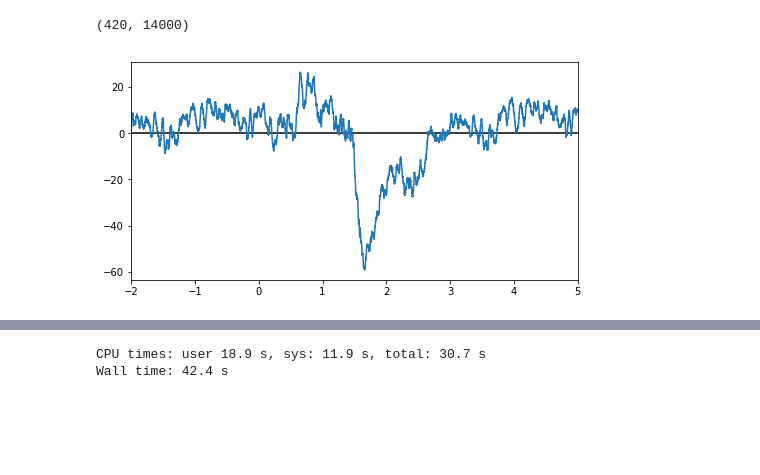
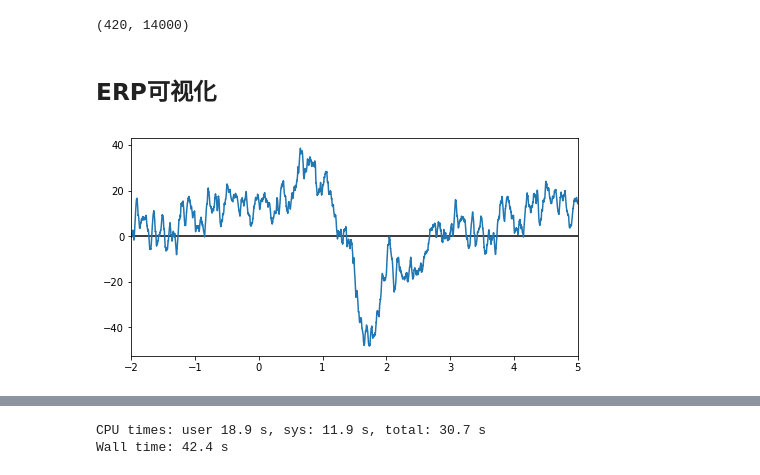
Before and after one commit to ZhangJiayiLab/EEG-Analysis, a Jupyter notebook: python/EA_validation.ipynb, the cells around one changed output, grey strips where cells are left out. Cells and saved outputs as stored; diff of their text form; code cells hidden in the pictures; blank space fills up the shorter version.

```diff
--- a/python/EA_validation.ipynb
+++ b/python/EA_validation.ipynb
@@ -140,5 +232,8 @@ import matplotlib.pyplot as plt
 # %%
-import EEGAnalysis as ea
-import numpy as np
-
-k = ea.container.SplitDataContainer(sgchdir="../../Data/Chen Zhou/EEG/SgCh", chidx=98, fs=2000)
+datacontainer_split = ea.container.SplitDataContainer(
+    sgchdir="../../Data/Chen Zhou/EEG/SgCh",  # SgCh文件夹所在的路径
+    chidx=35,  # 目标的channel号（从0记）
+    fs=2000,  # 采样频率
+    marker_bias = None  # 你整理的不同文件marker的bias csv文件，
+                        # 把csv文件放在SgCh文件夹里，这里写上csv文件的文件名（包括后缀名）
+)
@@ -147,11 +247,15 @@ np.shape(k.ch_erp["5"])
 # %% [output]
 (420, 14000)
+# %% [markdown]
+## ERP可视化
 # %%
+erp = np.mean(datacontainer_split.ch_erp["5"], 0)
+
 plt.figure(figsize=(8,4))
 tspec = np.linspace(-2, 5, 14000)
-plt.plot(tspec, np.mean(k.ch_erp["5"], 0))
+plt.plot(tspec, erp)
 plt.hlines(0, -2, 5)
 plt.xlim([-2, 5])
 plt.show()
 # %% [output]
-[figure, old version]
+[figure, new version]
```
Also changed, not shown: parts of 38 cells of this notebook, 24 other files.
